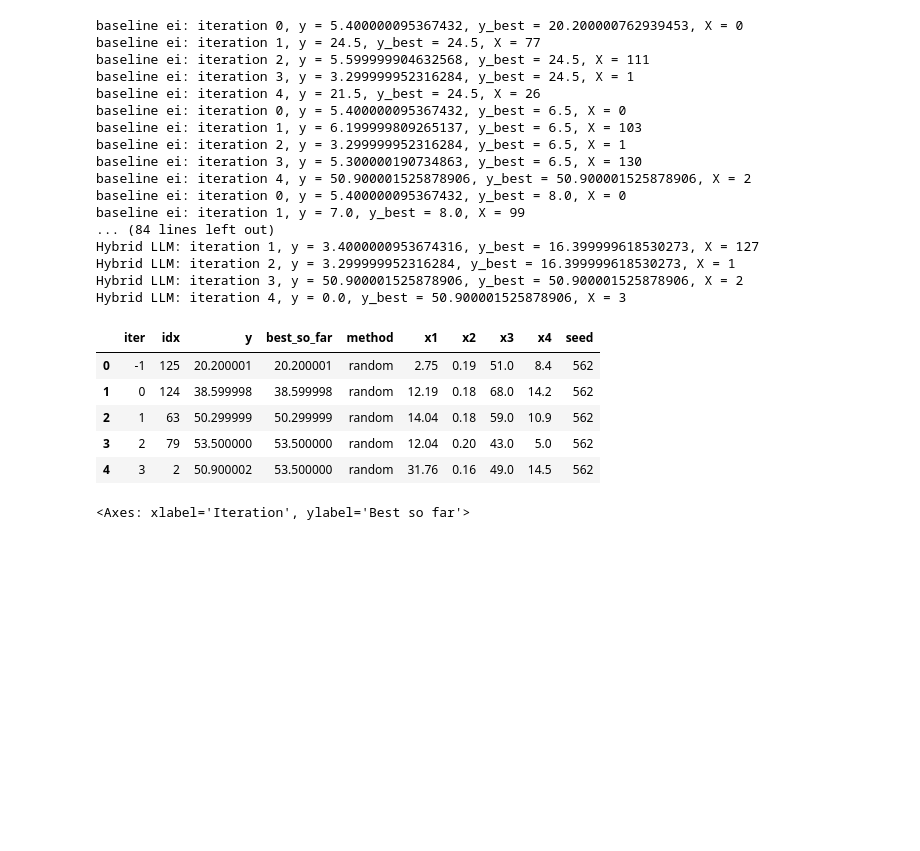
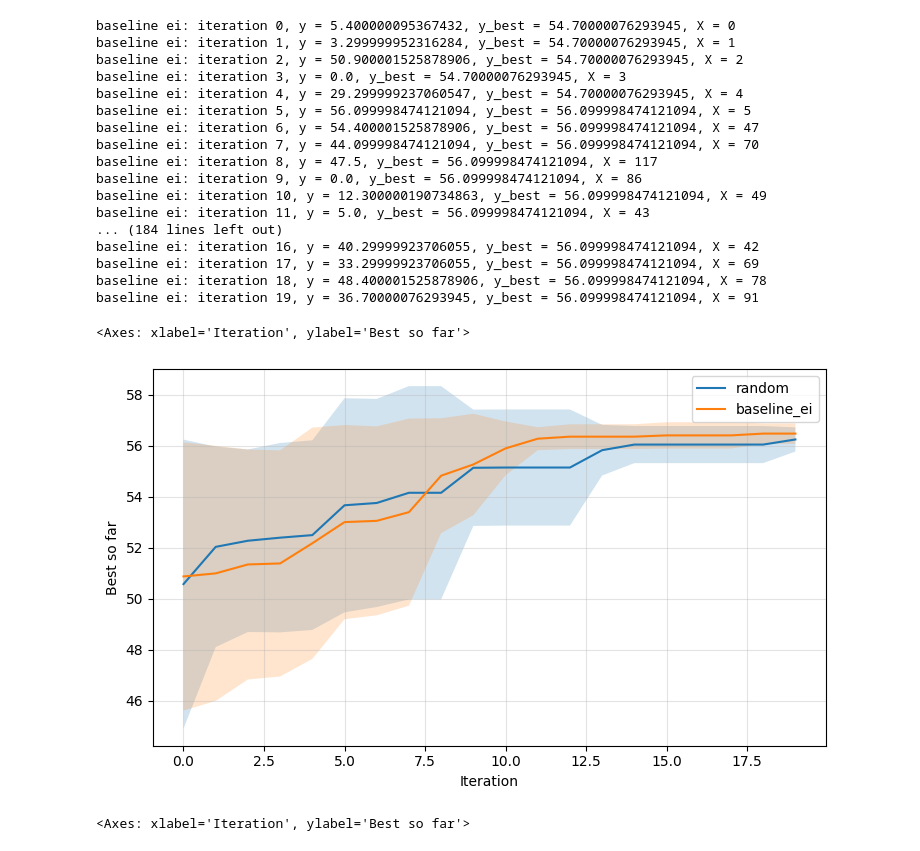
Before and after one commit to armtfgh/POLARIS-Project-, a Jupyter notebook: Lookup Table /Aldol_cond/main_benchmark.ipynb, the cells around one changed output. Saved outputs shown, nothing was run; the diff lists cells and outputs as text; code cells hidden in the pictures; blank space fills up the shorter version.

```diff
--- a/Lookup Table /Aldol_cond/main_benchmark.ipynb
+++ b/Lookup Table /Aldol_cond/main_benchmark.ipynb
@@ -655,34 +793,31 @@ def plot_runs_mean_lookup(hist_df: pd.DataFrame, *, methods: Optional[List[str]]
 # %%
 lt = load_lookup_csv("Aldol Condensation.csv")              # last col = objective
 hist = compare_methods_from_csv(
-    lt, n_init=1, n_iter=5, seed=562, repeats=10,
-    include_hybrid=True, readout_source="llm"  # or "llm"
+    lt, n_init=3, n_iter=20, seed=43534, repeats=10,
+    include_hybrid=False, readout_source="llm"  # or "llm"
 )
 hist.head()
+plot_runs_mean_lookup(hist)
 # %% [output]
-baseline ei: iteration 0, y = 5.400000095367432, y_best = 20.200000762939453, X = 0
-baseline ei: iteration 1, y = 24.5, y_best = 24.5, X = 77
-baseline ei: iteration 2, y = 5.599999904632568, y_best = 24.5, X = 111
-baseline ei: iteration 3, y = 3.299999952316284, y_best = 24.5, X = 1
-baseline ei: iteration 4, y = 21.5, y_best = 24.5, X = 26
-baseline ei: iteration 0, y = 5.400000095367432, y_best = 6.5, X = 0
-baseline ei: iteration 1, y = 6.199999809265137, y_best = 6.5, X = 103
-baseline ei: iteration 2, y = 3.299999952316284, y_best = 6.5, X = 1
-baseline ei: iteration 3, y = 5.300000190734863, y_best = 6.5, X = 130
-baseline ei: iteration 4, y = 50.900001525878906, y_best = 50.900001525878906, X = 2
-baseline ei: iteration 0, y = 5.400000095367432, y_best = 8.0, X = 0
-baseline ei: iteration 1, y = 7.0, y_best = 8.0, X = 99
-... (84 lines left out)
-Hybrid LLM: iteration 1, y = 3.4000000953674316, y_best = 16.399999618530273, X = 127
-Hybrid LLM: iteration 2, y = 3.299999952316284, y_best = 16.399999618530273, X = 1
-Hybrid LLM: iteration 3, y = 50.900001525878906, y_best = 50.900001525878906, X = 2
-Hybrid LLM: iteration 4, y = 0.0, y_best = 50.900001525878906, X = 3
+baseline ei: iteration 0, y = 5.400000095367432, y_best = 54.70000076293945, X = 0
+baseline ei: iteration 1, y = 3.299999952316284, y_best = 54.70000076293945, X = 1
+baseline ei: iteration 2, y = 50.900001525878906, y_best = 54.70000076293945, X = 2
+baseline ei: iteration 3, y = 0.0, y_best = 54.70000076293945, X = 3
+baseline ei: iteration 4, y = 29.299999237060547, y_best = 54.70000076293945, X = 4
+baseline ei: iteration 5, y = 56.099998474121094, y_best = 56.099998474121094, X = 5
+baseline ei: iteration 6, y = 54.400001525878906, y_best = 56.099998474121094, X = 47
+baseline ei: iteration 7, y = 44.099998474121094, y_best = 56.099998474121094, X = 70
+baseline ei: iteration 8, y = 47.5, y_best = 56.099998474121094, X = 117
+baseline ei: iteration 9, y = 0.0, y_best = 56.099998474121094, X = 86
+baseline ei: iteration 10, y = 12.300000190734863, y_best = 56.099998474121094, X = 49
+baseline ei: iteration 11, y = 5.0, y_best = 56.099998474121094, X = 43
+... (184 lines left out)
+baseline ei: iteration 16, y = 40.29999923706055, y_best = 56.099998474121094, X = 42
+baseline ei: iteration 17, y = 33.29999923706055, y_best = 56.099998474121094, X = 69
+baseline ei: iteration 18, y = 48.400001525878906, y_best = 56.099998474121094, X = 78
+baseline ei: iteration 19, y = 36.70000076293945, y_best = 56.099998474121094, X = 91
-|  | iter | idx | y | best_so_far | method | x1 | x2 | x3 | x4 | seed |
-| 0 | -1 | 125 | 20.200001 | 20.200001 | random | 2.75 | 0.19 | 51.0 | 8.4 | 562 |
-| 1 | 0 | 124 | 38.599998 | 38.599998 | random | 12.19 | 0.18 | 68.0 | 14.2 | 562 |
-| 2 | 1 | 63 | 50.299999 | 50.299999 | random | 14.04 | 0.18 | 59.0 | 10.9 | 562 |
-| 3 | 2 | 79 | 53.500000 | 53.500000 | random | 12.04 | 0.20 | 43.0 | 5.0 | 562 |
-| 4 | 3 | 2 | 50.900002 | 53.500000 | random | 31.76 | 0.16 | 49.0 | 14.5 | 562 |
+<Axes: xlabel='Iteration', ylabel='Best so far'>
+[figure, added]
 # %%
 plot_runs_mean_lookup(hist)
 # %% [output]
```
Also changed, not shown: parts of 7 cells of this notebook, 22 other files.
